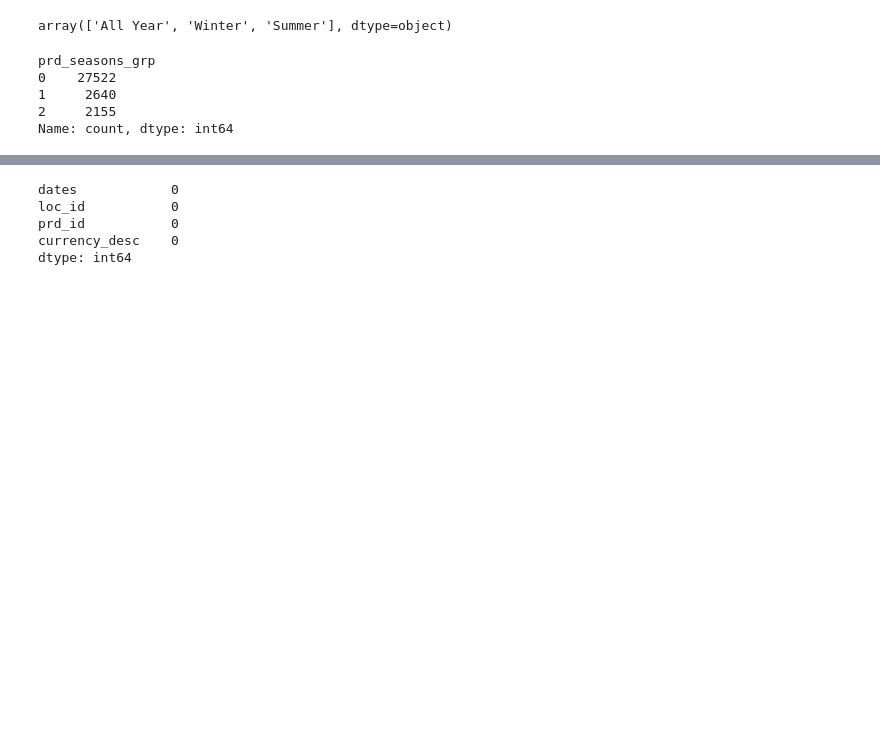
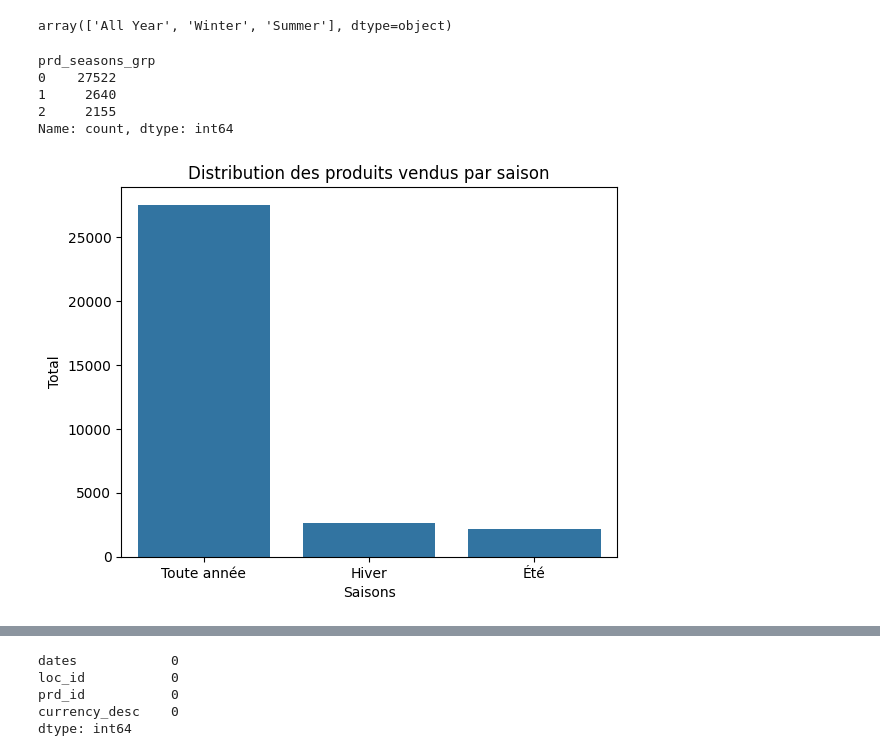
Before and after one commit to Machakrabo/supplychain, a Jupyter notebook: python/masha_preprocessing.ipynb, the cells around one changed output, grey strips where cells are left out. Saved outputs shown, nothing was run; the diff lists cells and outputs as text; code cells hidden in the pictures; blank space fills up the shorter version.

```diff
--- a/python/masha_preprocessing.ipynb
+++ b/python/masha_preprocessing.ipynb
@@ -177,6 +192,17 @@ prd_seasons_grp
 1     2640
 2     2155
 Name: count, dtype: int64
+# %%
+import seaborn as sns
+import matplotlib.pyplot as plt
+sns.countplot(x='prd_seasons_grp', data=df_actuals_info)
+plt.xticks(ticks=[0, 1, 2], labels=['Toute année', 'Hiver', 'Été'])
+plt.title('Distribution des produits vendus par saison')
+plt.xlabel('Saisons')
+plt.ylabel('Total')
+plt.show()
+# %% [output]
+[figure, added]
 # %%
 df_actuals_info.head()
 # %% [output]
```
Also changed, not shown: parts of 7 cells of this notebook, 2 other files.
